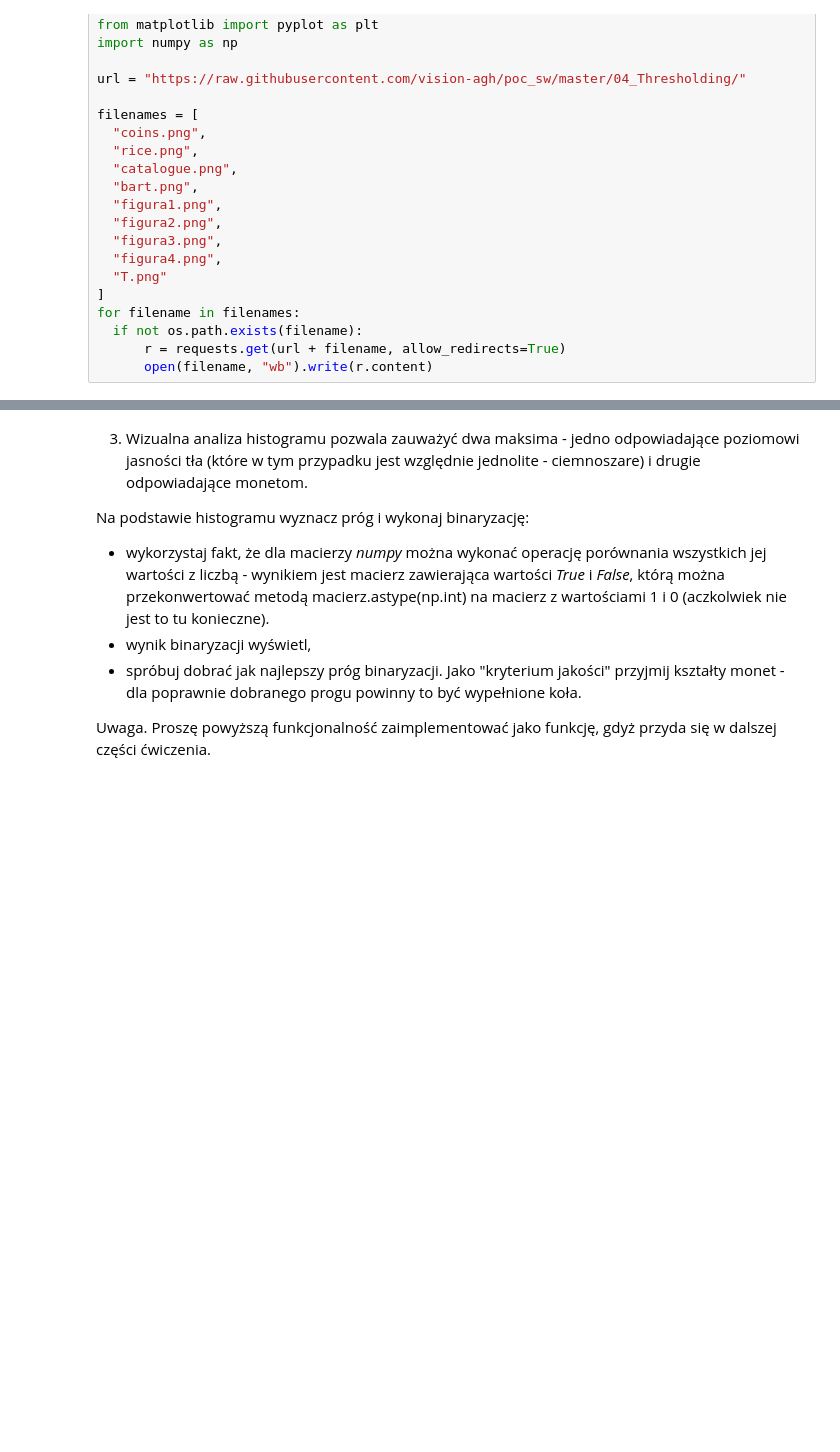
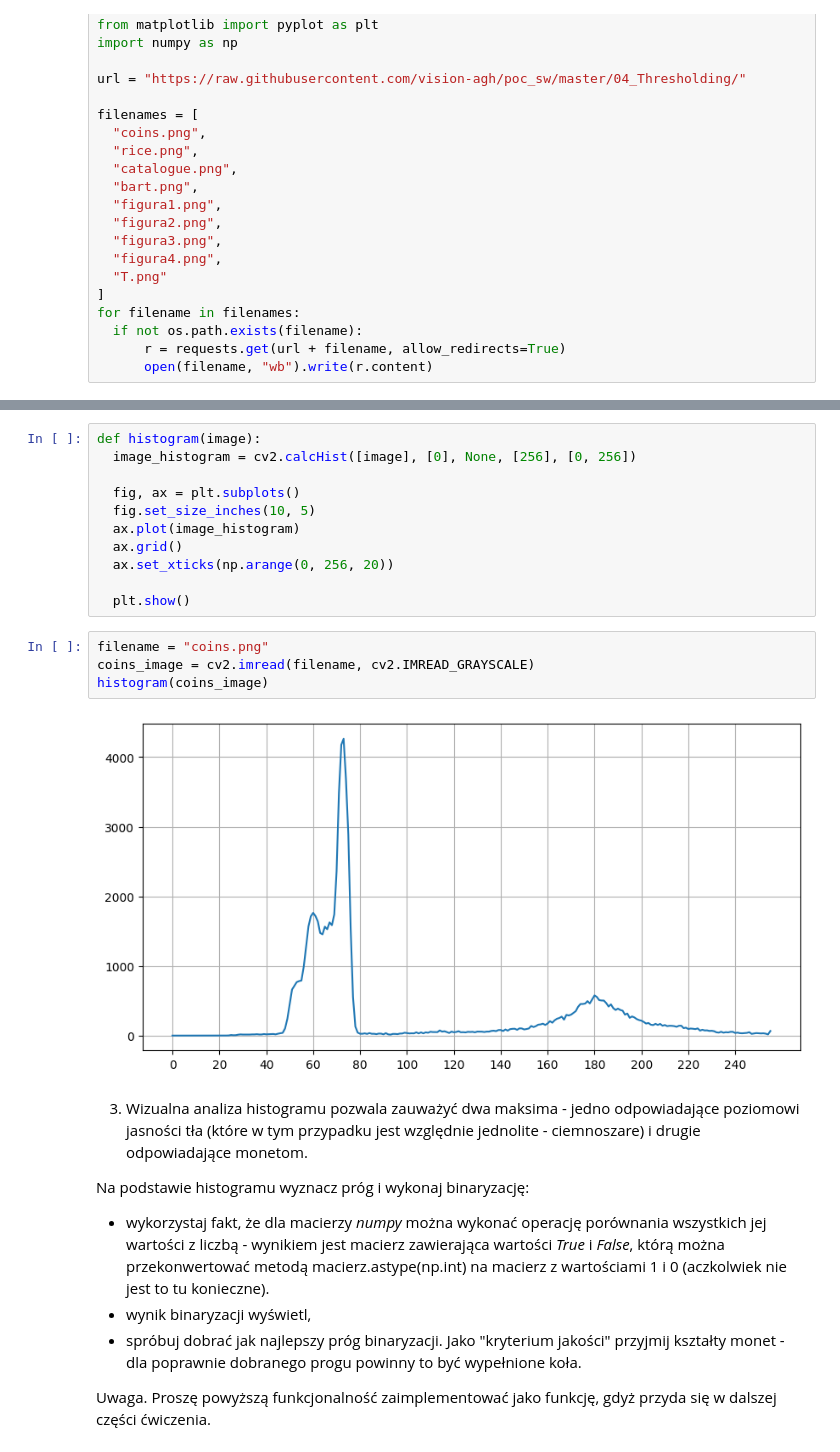
Before and after one commit to Szaroslav/introduction-to-digital-image-processing-agh-cs-course, a Jupyter notebook: lab4/lab4.ipynb, the cells around one changed output, grey strips where cells are left out. Saved outputs shown, nothing was run; the diff lists cells and outputs as text; blank space fills up the shorter version.

```diff
--- a/lab4/lab4.ipynb
+++ b/lab4/lab4.ipynb
@@ -60,3 +60,20 @@ for filename in filenames:
+# %%
+def histogram(image):
+  image_histogram = cv2.calcHist([image], [0], None, [256], [0, 256])
+
+  fig, ax = plt.subplots()
+  fig.set_size_inches(10, 5)
+  ax.plot(image_histogram)
+  ax.grid()
+  ax.set_xticks(np.arange(0, 256, 20))
+
+  plt.show()
+# %%
+filename = "coins.png"
+coins_image = cv2.imread(filename, cv2.IMREAD_GRAYSCALE)
+histogram(coins_image)
+# %% [output]
+[figure, added]
 # %% [markdown]
 3. Wizualna analiza histogramu pozwala zauważyć dwa maksima - jedno odpowiadające poziomowi jasności tła (które w tym przypadku jest względnie jednolite - ciemnoszare) i drugie odpowiadające monetom.
 
```
Also changed, not shown: parts of 6 cells of this notebook, 1 other file.
